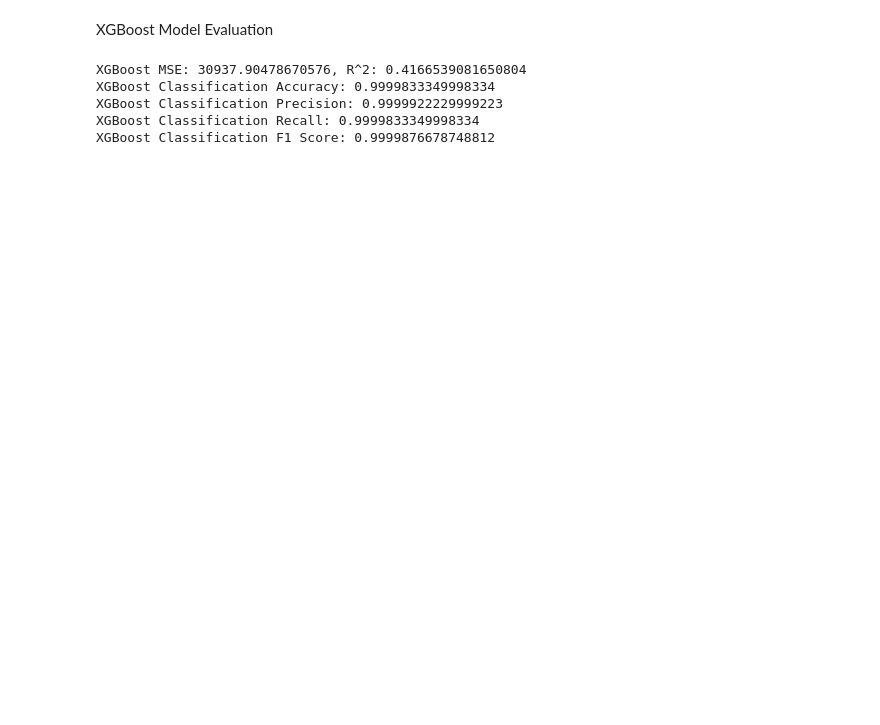
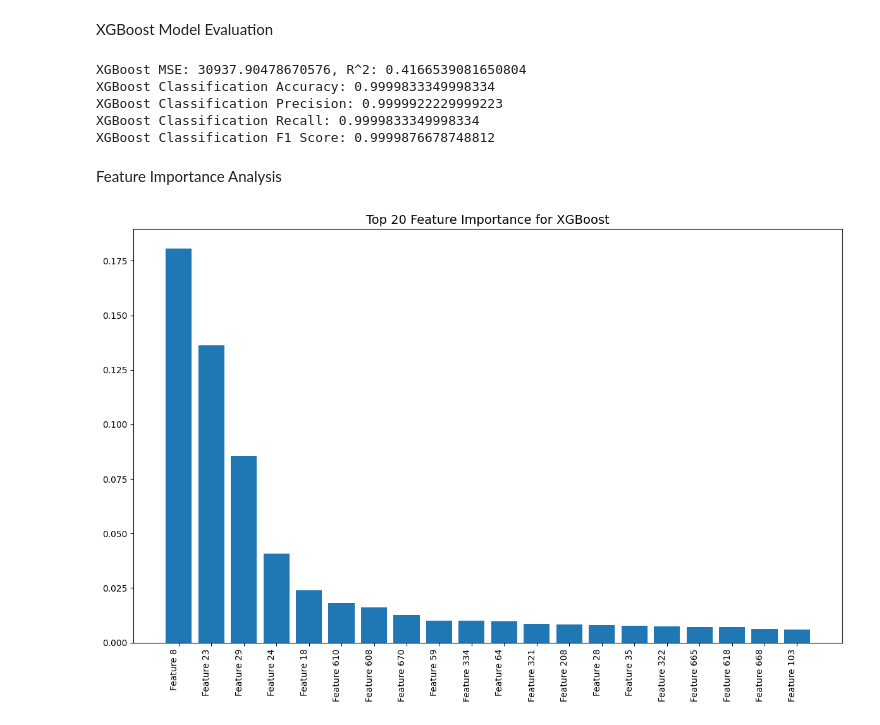
Before and after one commit to hanaDemma/Insurance-data-Analysis-week-3, a Jupyter notebook: notebooks/statical_modeling.ipynb, the cells around one changed output. Saved outputs shown, nothing was run; the diff lists cells and outputs as text; code cells hidden in the pictures; blank space fills up the shorter version.

Commit message:
Feature Importance Analysis

```diff
--- a/notebooks/statical_modeling.ipynb
+++ b/notebooks/statical_modeling.ipynb
@@ -292,3 +292,21 @@ XGBoost Classification Accuracy: 0.9999833349998334
 XGBoost Classification Precision: 0.9999922229999223
 XGBoost Classification Recall: 0.9999833349998334
 XGBoost Classification F1 Score: 0.9999876678748812
+# %% [markdown]
+Feature Importance Analysis
+# %%
+import pandas as pd
+import matplotlib.pyplot as plt
+from scripts.statical_modeling import plot_feature_importance
+
+# Manually define feature names
+feature_names = [f'Feature {i+1}' for i in range(X_train.shape[1])]
+
+# If X_train is a NumPy array, convert it to a DataFrame with feature names
+X_train_df = pd.DataFrame(X_train, columns=feature_names)
+
+# Feature Importance for XGBoost
+plot_feature_importance(xgb_model, X_train_df.columns, "XGBoost")
+plt.show()
+# %% [output]
+[figure, added]
```
Also changed, not shown: parts of 1 cell of this notebook, 1 other file.
